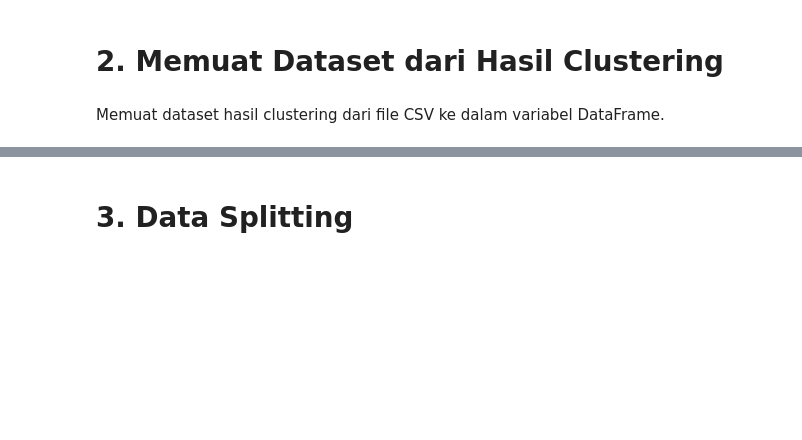
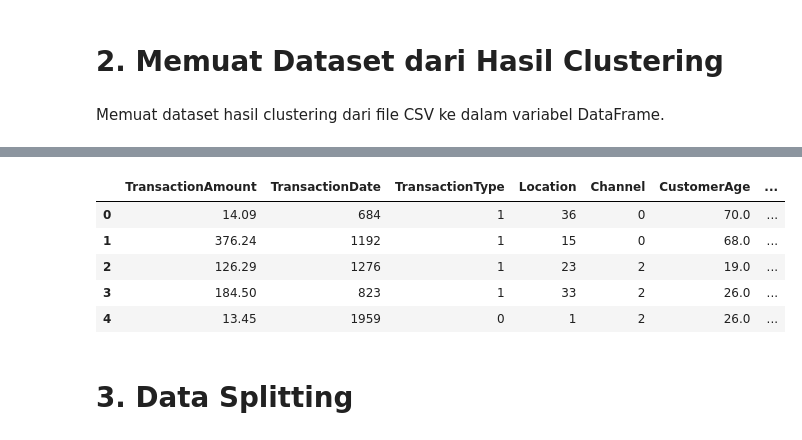
Before and after one commit to FendyDeveloper/Bank-Transaction-Dataset-for-Fraud-Detection, a Jupyter notebook: [Klasifikasi]_Submission_Akhir_BMLP_Fendy_Rahmat.ipynb, the cells around one changed output, grey strips where cells are left out. Drawn from its saved outputs; the diff is of its cells as text; code cells hidden in the pictures; blank space fills up the shorter version.

```diff
--- a/[Klasifikasi]_Submission_Akhir_BMLP_Fendy_Rahmat.ipynb
+++ b/[Klasifikasi]_Submission_Akhir_BMLP_Fendy_Rahmat.ipynb
@@ -95,3 +102,20 @@ df.head()
+# %%
+# Inisialisasi LabelEncoder
+le = LabelEncoder()
+
+# Loop melalui fitur kategorikal dan lakukan label encoding
+for feature in categorical_features:
+    df[feature] = le.fit_transform(df[feature])
+
+# Menampilkan beberapa baris pertama dari dataset setelah label encoding
+df.head()
+# %% [output]
+|  | TransactionAmount | TransactionDate | TransactionType | Location | Channel | CustomerAge | ... |
+| 0 | 14.09 | 684 | 1 | 36 | 0 | 70.0 | ... |
+| 1 | 376.24 | 1192 | 1 | 15 | 0 | 68.0 | ... |
+| 2 | 126.29 | 1276 | 1 | 23 | 2 | 19.0 | ... |
+| 3 | 184.50 | 823 | 1 | 33 | 2 | 26.0 | ... |
+| 4 | 13.45 | 1959 | 0 | 1 | 2 | 26.0 | ... |
 # %% [markdown]
 # **3. Data Splitting**
 # %% [markdown]
```
Also changed, not shown: parts of 15 cells of this notebook.
